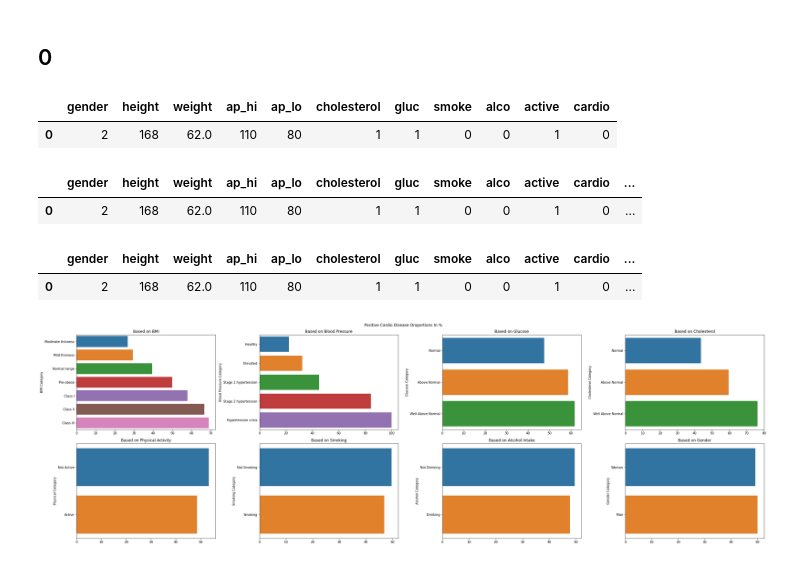
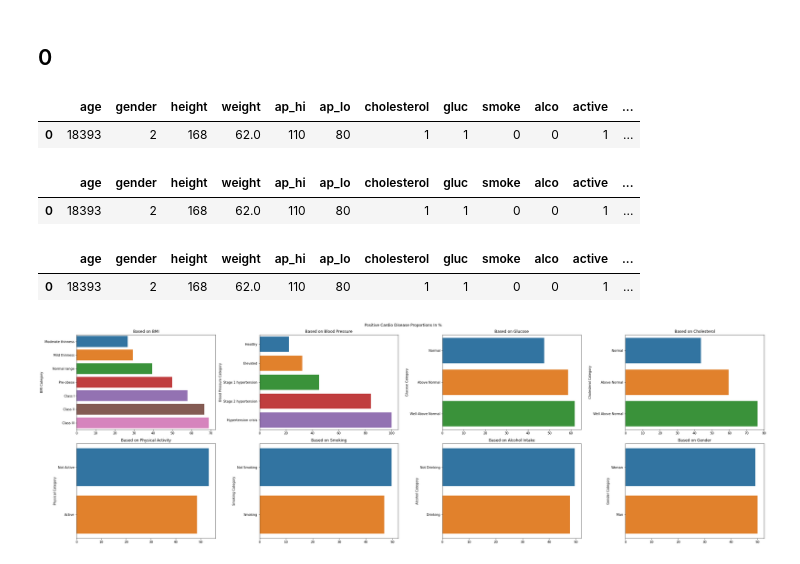
Before and after one commit to felix-tjernberg/machine-learning, a Jupyter notebook: lab/2-2-visualizations.ipynb, the cells around one changed output. Saved outputs shown, nothing was run; the diff lists cells and outputs as text; code cells hidden in the pictures.

```diff
--- a/lab/2-2-visualizations.ipynb
+++ b/lab/2-2-visualizations.ipynb
@@ -8,12 +8,12 @@ import matplotlib
 # %% [markdown]
 ## 0
 # %%
-cardio_raw = pd.read_csv("./data/cardio_train.csv", sep=";", dtype={'gluc':'category', 'cholesterol':'category', 'gender':'category', 'smoke':'category', 'alco': 'category', 'active': 'category'}).drop(columns=['id', 'age'])
+cardio_raw = pd.read_csv("./data/cardio_train.csv", sep=";", dtype={'gluc':'category', 'cholesterol':'category', 'gender':'category', 'smoke':'category', 'alco': 'category', 'active': 'category'}).drop(columns=['id'])
 
 cardio_raw.head(1)
 # %% [output]
-|  | gender | height | weight | ap_hi | ap_lo | cholesterol | gluc | smoke | alco | active | cardio |
-| 0 | 2 | 168 | 62.0 | 110 | 80 | 1 | 1 | 0 | 0 | 1 | 0 |
+|  | age | gender | height | weight | ap_hi | ap_lo | cholesterol | gluc | smoke | alco | active | ... |
+| 0 | 18393 | 2 | 168 | 62.0 | 110 | 80 | 1 | 1 | 0 | 0 | 1 | ... |
 # %%
 height_in_m = cardio_raw.query('height > 147 & height < 250')['height'].apply(lambda height: height * 0.01)
 
@@ -37,8 +37,8 @@ cardio_raw_with_bmi = bmi_cleaned.join(pd.cut(
 ).rename('BMI Category'))
 cardio_raw_with_bmi.head(1)
 # %% [output]
-|  | gender | height | weight | ap_hi | ap_lo | cholesterol | gluc | smoke | alco | active | cardio | ... |
-| 0 | 2 | 168 | 62.0 | 110 | 80 | 1 | 1 | 0 | 0 | 1 | 0 | ... |
+|  | age | gender | height | weight | ap_hi | ap_lo | cholesterol | gluc | smoke | alco | active | ... |
+| 0 | 18393 | 2 | 168 | 62.0 | 110 | 80 | 1 | 1 | 0 | 0 | 1 | ... |
 # %%
 blood_pressure_cleaned = cardio_raw_with_bmi.drop(
     pd.concat(
@@ -66,8 +66,8 @@ cardio_cleaned_with_new_categories = blood_pressure_cleaned.join(pd.DataFrame(bl
 
 cardio_cleaned_with_new_categories.head(1)
 # %% [output]
-|  | gender | height | weight | ap_hi | ap_lo | cholesterol | gluc | smoke | alco | active | cardio | ... |
-| 0 | 2 | 168 | 62.0 | 110 | 80 | 1 | 1 | 0 | 0 | 1 | 0 | ... |
+|  | age | gender | height | weight | ap_hi | ap_lo | cholesterol | gluc | smoke | alco | active | ... |
+| 0 | 18393 | 2 | 168 | 62.0 | 110 | 80 | 1 | 1 | 0 | 0 | 1 | ... |
 # %%
 fig, ((ax1, ax2, ax3, ax4), (ax5, ax6, ax7, ax8)) = plt.subplots(2, 4, figsize=(32, 10))
 
```
Also changed, not shown: parts of 6 cells of this notebook.
